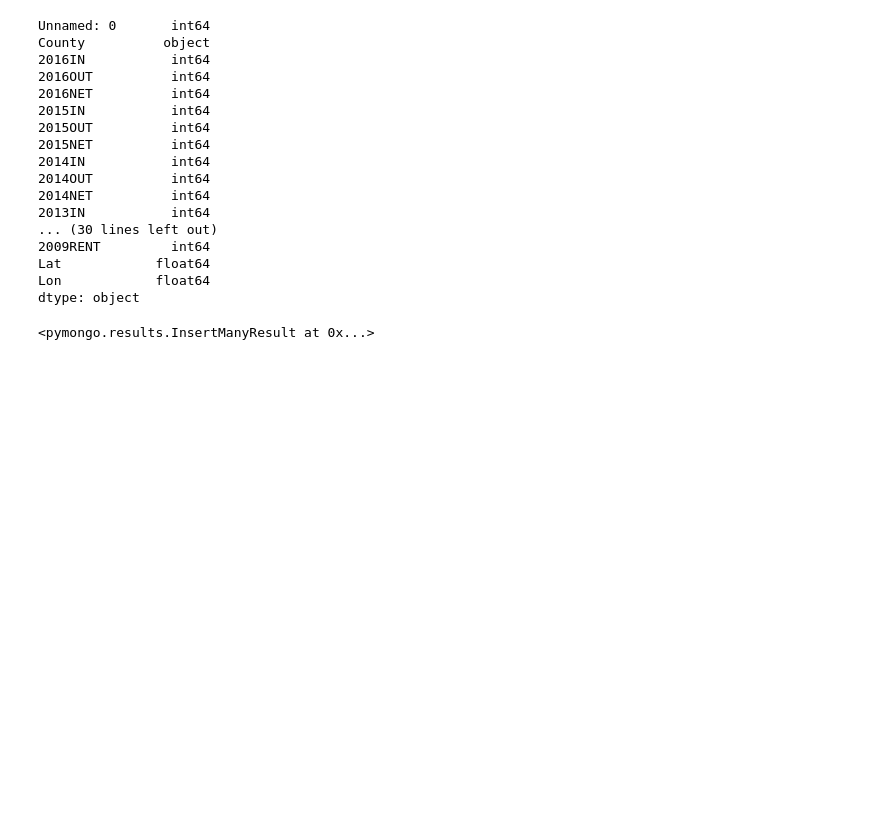
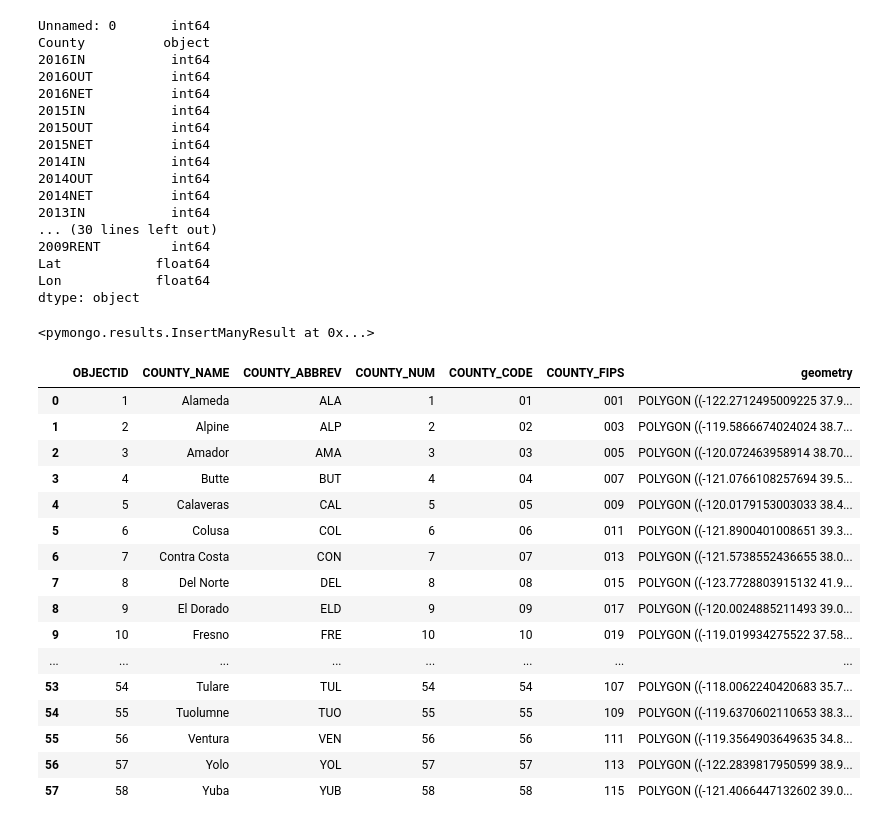
Before and after one commit to Senkichi/ACS, a Jupyter notebook: python/LoadCsvToMongo.ipynb, the cells around one changed output. Cells and saved outputs as stored; diff of their text form; code cells hidden in the pictures; blank space fills up the shorter version.

Commit message:
fucking geojsons are a nightmare

```diff
--- a/python/LoadCsvToMongo.ipynb
+++ b/python/LoadCsvToMongo.ipynb
@@ -63,3 +67,27 @@ dtype: object
 db.census_by_county.insert_many(censusdf.to_dict('records'))
 # %% [output]
 <pymongo.results.InsertManyResult at 0x...>
+# %%
+county_geo = gpd.read_file('California_Counties.geojson')
+# %%
+county_geo['COUNTY_NAME'] = county_geo['COUNTY_NAME'].str.replace(r' County', '')
+# %%
+county_geo
+# %% [output]
+|  | OBJECTID | COUNTY_NAME | COUNTY_ABBREV | COUNTY_NUM | COUNTY_CODE | COUNTY_FIPS | geometry |
+| 0 | 1 | Alameda | ALA | 1 | 01 | 001 | POLYGON ((-122.2712495009225 37.9... |
+| 1 | 2 | Alpine | ALP | 2 | 02 | 003 | POLYGON ((-119.5866674024024 38.7... |
+| 2 | 3 | Amador | AMA | 3 | 03 | 005 | POLYGON ((-120.072463958914 38.70... |
+| 3 | 4 | Butte | BUT | 4 | 04 | 007 | POLYGON ((-121.0766108257694 39.5... |
+| 4 | 5 | Calaveras | CAL | 5 | 05 | 009 | POLYGON ((-120.0179153003033 38.4... |
+| 5 | 6 | Colusa | COL | 6 | 06 | 011 | POLYGON ((-121.8900401008651 39.3... |
+| 6 | 7 | Contra Costa | CON | 7 | 07 | 013 | POLYGON ((-121.5738552436655 38.0... |
+| 7 | 8 | Del Norte | DEL | 8 | 08 | 015 | POLYGON ((-123.7728803915132 41.9... |
+| 8 | 9 | El Dorado | ELD | 9 | 09 | 017 | POLYGON ((-120.0024885211493 39.0... |
+| 9 | 10 | Fresno | FRE | 10 | 10 | 019 | POLYGON ((-119.019934275522 37.58... |
+| ... | ... | ... | ... | ... | ... | ... | ... |
+| 53 | 54 | Tulare | TUL | 54 | 54 | 107 | POLYGON ((-118.0062240420683 35.7... |
+| 54 | 55 | Tuolumne | TUO | 55 | 55 | 109 | POLYGON ((-119.6370602110653 38.3... |
+| 55 | 56 | Ventura | VEN | 56 | 56 | 111 | POLYGON ((-119.3564903649635 34.8... |
+| 56 | 57 | Yolo | YOL | 57 | 57 | 113 | POLYGON ((-122.2839817950599 38.9... |
+| 57 | 58 | Yuba | YUB | 58 | 58 | 115 | POLYGON ((-121.4066447132602 39.0... |
```
Also changed, not shown: parts of 10 cells of this notebook, 3 other files.
